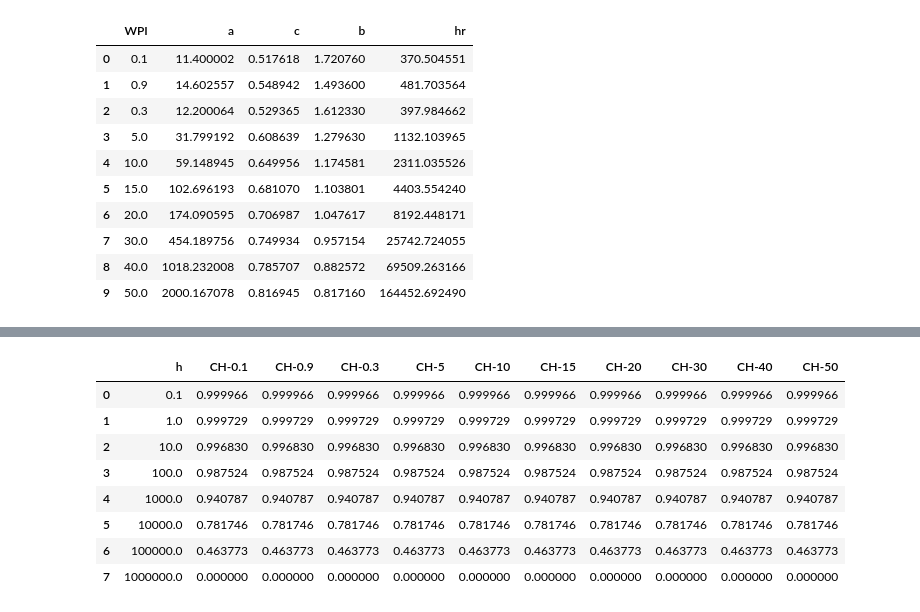
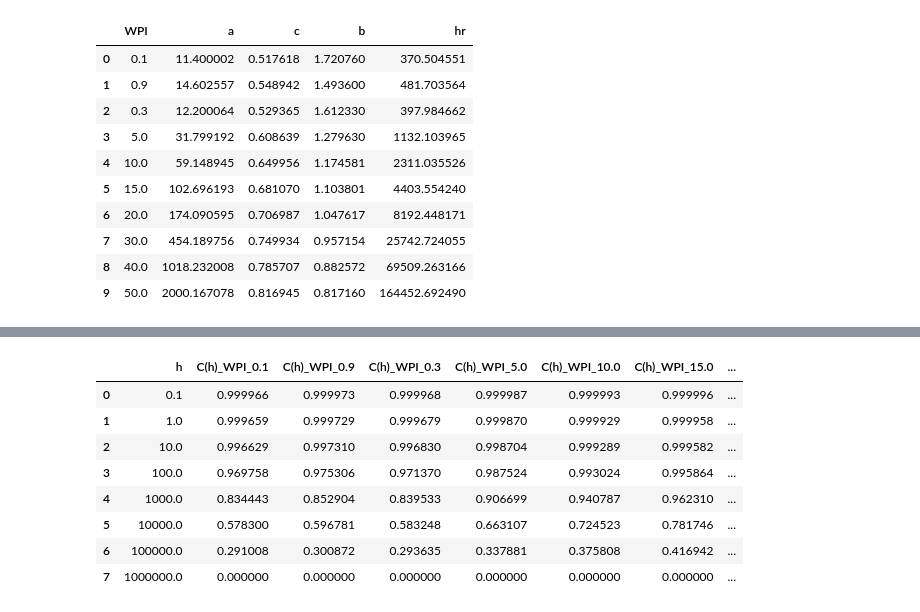
Before and after one commit to javi12we/TMI_Calculos, a Jupyter notebook: notebooks/5- Calculo_SWWCC.ipynb, the cells around one changed output, grey strips where cells are left out. Saved outputs shown, nothing was run; the diff lists cells and outputs as text; code cells hidden in the pictures.

```diff
--- a/notebooks/5- Calculo_SWWCC.ipynb
+++ b/notebooks/5- Calculo_SWWCC.ipynb
@@ -24,9 +23,6 @@ df_WPI = pd.DataFrame(
 )
 # %% [markdown]
 # TABLA HR -WPI
-# %%
-# COPIA DF micro a  calculos base fatiga
-df_WPI = df_WPI.copy()
 # %%
 df_WPI["a"] = (0.00364 * df_WPI["WPI"] ** 3.35 + 4 * df_WPI["WPI"] + 11)
 # %%
@@ -93,12 +64,0 @@ df_CH_WPI["CH-50"] = 1 - np.log(1 + df_CH_WPI['h'] / df_WPI["hr"]) / np.log(1 +
-# %%
-df_CH_WPI
-# %% [output]
-|  | h | CH-0.1 | CH-0.9 | CH-0.3 | CH-5 | CH-10 | CH-15 | CH-20 | CH-30 | CH-40 | CH-50 |
-| 0 | 0.1 | 0.999966 | 0.999966 | 0.999966 | 0.999966 | 0.999966 | 0.999966 | 0.999966 | 0.999966 | 0.999966 | 0.999966 |
-| 1 | 1.0 | 0.999729 | 0.999729 | 0.999729 | 0.999729 | 0.999729 | 0.999729 | 0.999729 | 0.999729 | 0.999729 | 0.999729 |
-| 2 | 10.0 | 0.996830 | 0.996830 | 0.996830 | 0.996830 | 0.996830 | 0.996830 | 0.996830 | 0.996830 | 0.996830 | 0.996830 |
-| 3 | 100.0 | 0.987524 | 0.987524 | 0.987524 | 0.987524 | 0.987524 | 0.987524 | 0.987524 | 0.987524 | 0.987524 | 0.987524 |
-| 4 | 1000.0 | 0.940787 | 0.940787 | 0.940787 | 0.940787 | 0.940787 | 0.940787 | 0.940787 | 0.940787 | 0.940787 | 0.940787 |
-| 5 | 10000.0 | 0.781746 | 0.781746 | 0.781746 | 0.781746 | 0.781746 | 0.781746 | 0.781746 | 0.781746 | 0.781746 | 0.781746 |
-| 6 | 100000.0 | 0.463773 | 0.463773 | 0.463773 | 0.463773 | 0.463773 | 0.463773 | 0.463773 | 0.463773 | 0.463773 | 0.463773 |
-| 7 | 1000000.0 | 0.000000 | 0.000000 | 0.000000 | 0.000000 | 0.000000 | 0.000000 | 0.000000 | 0.000000 | 0.000000 | 0.000000 |
@@ -105 +69,13 @@ df_CH_WPI
+# %%
+df_CH
+# %% [output]
+|  | h | C(h)_WPI_0.1 | C(h)_WPI_0.9 | C(h)_WPI_0.3 | C(h)_WPI_5.0 | C(h)_WPI_10.0 | C(h)_WPI_15.0 | ... |
+| 0 | 0.1 | 0.999966 | 0.999973 | 0.999968 | 0.999987 | 0.999993 | 0.999996 | ... |
+| 1 | 1.0 | 0.999659 | 0.999729 | 0.999679 | 0.999870 | 0.999929 | 0.999958 | ... |
+| 2 | 10.0 | 0.996629 | 0.997310 | 0.996830 | 0.998704 | 0.999289 | 0.999582 | ... |
+| 3 | 100.0 | 0.969758 | 0.975306 | 0.971370 | 0.987524 | 0.993024 | 0.995864 | ... |
+| 4 | 1000.0 | 0.834443 | 0.852904 | 0.839533 | 0.906699 | 0.940787 | 0.962310 | ... |
+| 5 | 10000.0 | 0.578300 | 0.596781 | 0.583248 | 0.663107 | 0.724523 | 0.781746 | ... |
+| 6 | 100000.0 | 0.291008 | 0.300872 | 0.293635 | 0.337881 | 0.375808 | 0.416942 | ... |
+| 7 | 1000000.0 | 0.000000 | 0.000000 | 0.000000 | 0.000000 | 0.000000 | 0.000000 | ... |
 # %% [markdown]
```
Also changed, not shown: parts of 33 cells of this notebook, 2 other files.
